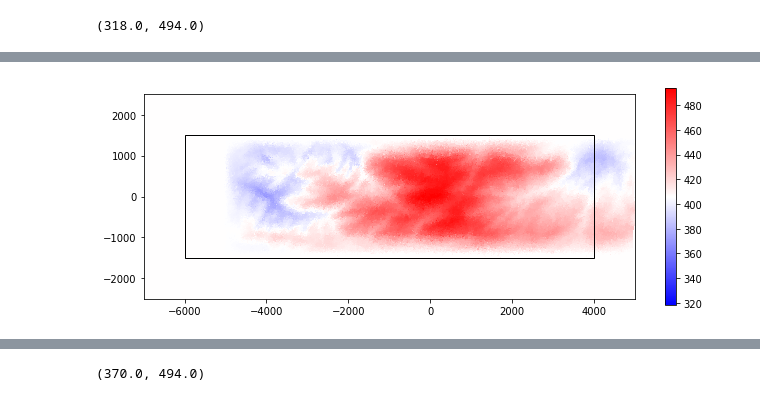
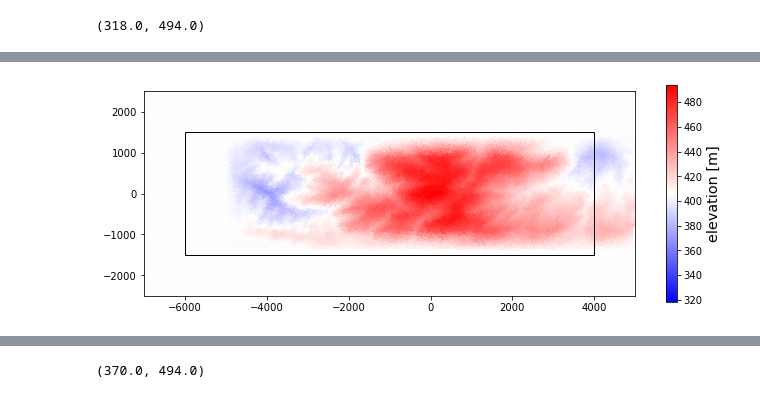
Before and after one commit to ewquon/mmctools, a Jupyter notebook: coupling/domain_setup_for_terrain.ipynb, the cells around one changed output, grey strips where cells are left out. Saved outputs shown, nothing was run; the diff lists cells and outputs as text; code cells hidden in the pictures.

```diff
--- a/coupling/domain_setup_for_terrain.ipynb
+++ b/coupling/domain_setup_for_terrain.ipynb
@@ -207,10 +220,12 @@ edge_elev-elev_delta, edge_elev+elev_delta
 # %% [output]
 (318.0, 494.0)
 # %%
+%%time
 fig, ax = plt.subplots(figsize=(11,4))
 pcm = ax.pcolormesh(newmsh.x, newmsh.y, newmsh.z, cmap='bwr',
                     vmin=edge_elev-elev_delta, vmax=edge_elev+elev_delta)
-fig.colorbar(pcm, ax=ax)
+cbar = fig.colorbar(pcm, ax=ax)
+cbar.set_label('elevation [m]',fontsize='x-large')
 
 rect = patches.Rectangle(
     (xMin,yMin), (xMax-xMin), (yMax-yMin),
@@ -221,4 +236,6 @@ ax.add_patch(rect)
 ax.set_xlim((xMin,xMax))
 ax.set_ylim((yMin,yMax))
 ax.axis('scaled')
+
+#fig.savefig('simulated_terrain.png')
 # %% [output]
@@ -226 +244 @@ ax.axis('scaled')
-[figure, old version]
+[figure, new version]
```
Also changed, not shown: parts of 34 cells of this notebook.
